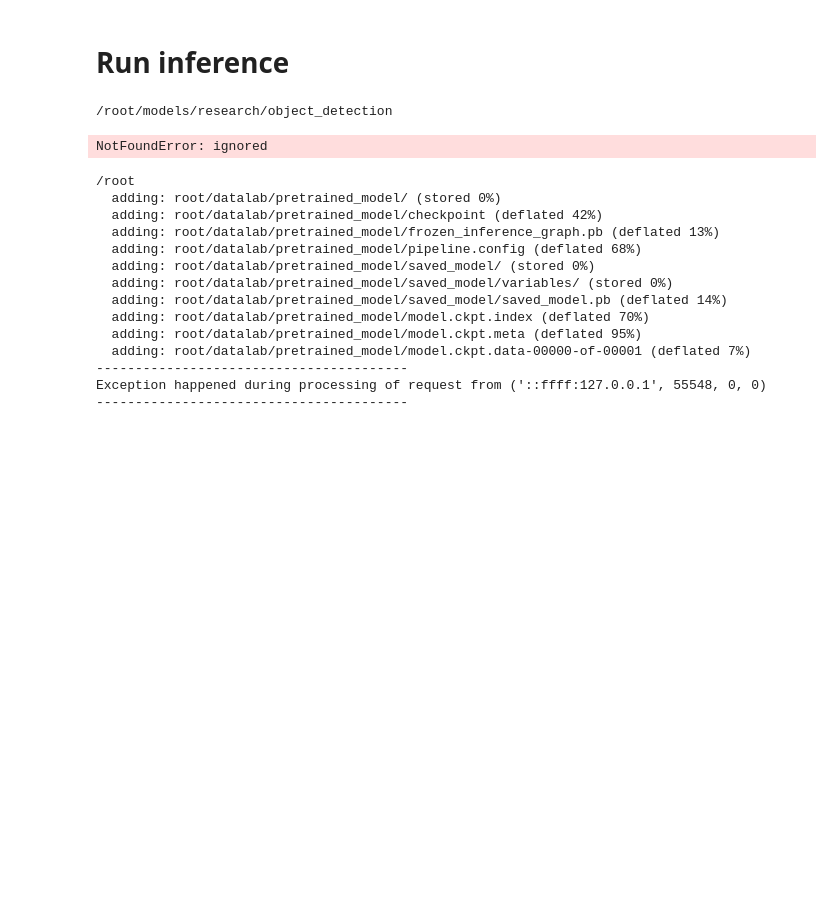
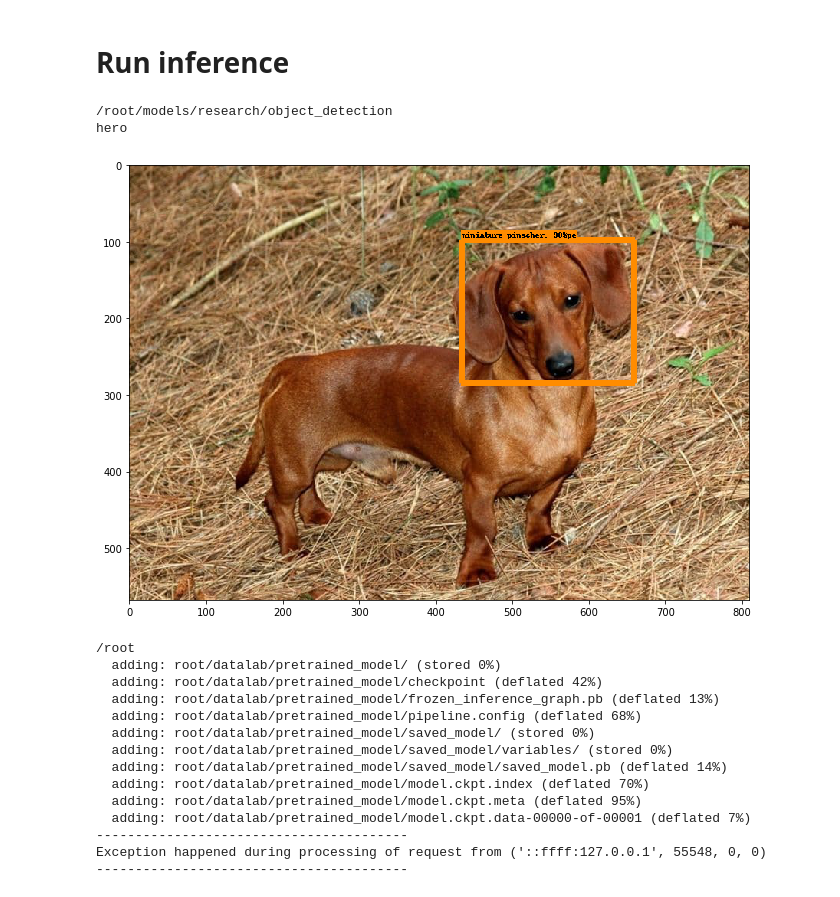
Before and after one commit to nulllpointer/custom_object_detection_colab, a Jupyter notebook: object_custom_tf_colab.ipynb, the cells around one changed output. Drawn from its saved outputs; the diff is of its cells as text; code cells hidden in the pictures; blank space fills up the shorter version.

```diff
--- a/object_custom_tf_colab.ipynb
+++ b/object_custom_tf_colab.ipynb
@@ -426,7 +462,7 @@ from utils import visualization_utils as vis_util
 
 # What model to download.
 # Path to frozen detection graph. This is the actual model that is used for the object detection.
-PATH_TO_CKPT = '/root/datalab/trained' + '/frozen_inference_graph.pb'
+PATH_TO_CKPT = '/root/datalab/fine_tuned_model' + '/frozen_inference_graph.pb'
 
 # List of the strings that is used to add correct label for each box.
 PATH_TO_LABELS = os.path.join('/root/datalab', 'label_map.pbtxt')
@@ -522,36 +558,36 @@ def run_inference_for_single_image(image, graph):
       output_dict['detection_scores'] = output_dict['detection_scores'][0]
       if 'detection_masks' in output_dict:
         output_dict['detection_masks'] = output_dict['detection_masks'][0]
-        print(output_dict)
+
   return output_dict
-
 
 
 
 for image_path in TEST_IMAGE_PATHS:
   image = Image.open(image_path)
   # the array based representation of the image will be used later in order to prepare the
   # result image with boxes and labels on it.
   image_np = load_image_into_numpy_array(image)
   # Expand dimensions since the model expects images to have shape: [1, None, None, 3]
   image_np_expanded = np.expand_dims(image_np, axis=0)
   # Actual detection.
   output_dict = run_inference_for_single_image(image_np, detection_graph)
   # Visualization of the results of a detection.
   vis_util.visualize_boxes_and_labels_on_image_array(
       image_np,
       output_dict['detection_boxes'],
       output_dict['detection_classes'],
       output_dict['detection_scores'],
       category_index,
       instance_masks=output_dict.get('detection_masks'),
       use_normalized_coordinates=True,
       line_thickness=8)
   plt.figure(figsize=IMAGE_SIZE)
   plt.imshow(image_np)
 # %% [output]
 /root/models/research/object_detection
+hero
-NotFoundError: ignored
+[figure, added]
 # %%
 %cd ~
 !zip -r /root/newfile.zip /root/datalab/pretrained_model
```
Also changed, not shown: parts of 11 cells of this notebook.
